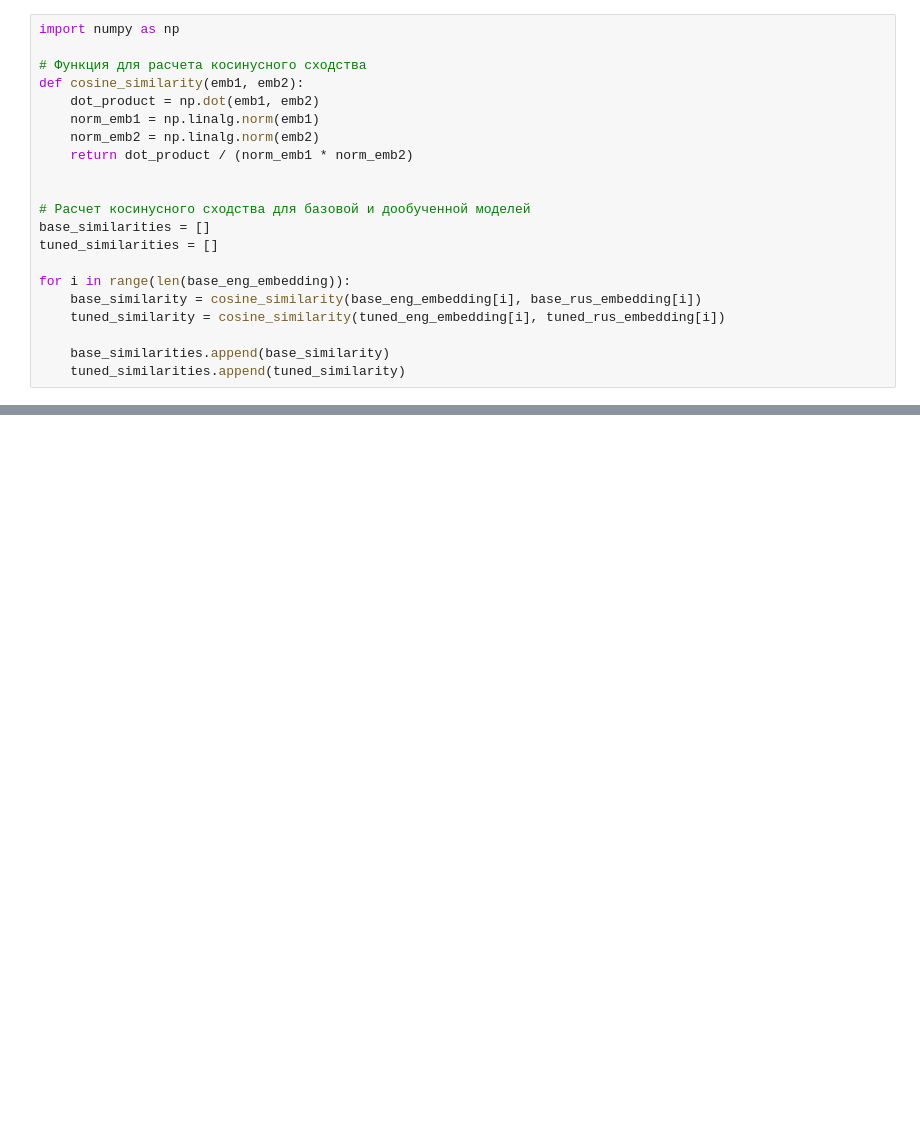
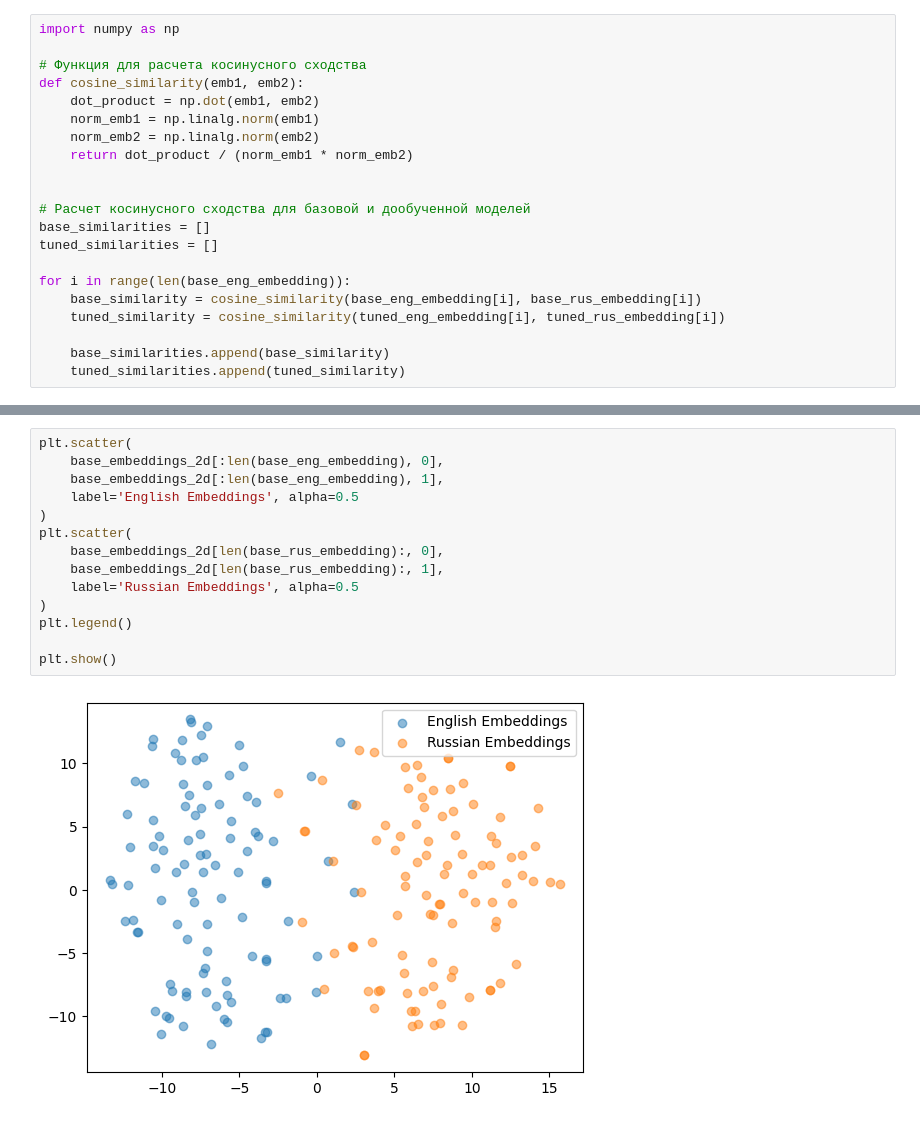
Before and after one commit to EvilFreelancer/enbeddrus, a Jupyter notebook: testing.ipynb, the cells around one changed output, grey strips where cells are left out. Cells and saved outputs as stored; diff of their text form; blank space fills up the shorter version.

```diff
--- a/testing.ipynb
+++ b/testing.ipynb
@@ -102,0 +107,16 @@ plt.show()
+# %%
+plt.scatter(
+    base_embeddings_2d[:len(base_eng_embedding), 0],
+    base_embeddings_2d[:len(base_eng_embedding), 1],
+    label='English Embeddings', alpha=0.5
+)
+plt.scatter(
+    base_embeddings_2d[len(base_rus_embedding):, 0],
+    base_embeddings_2d[len(base_rus_embedding):, 1],
+    label='Russian Embeddings', alpha=0.5
+)
+plt.legend()
+
+plt.show()
+# %% [output]
+[figure, added]
```
Also changed, not shown: parts of 2 cells of this notebook, 2 other files.
